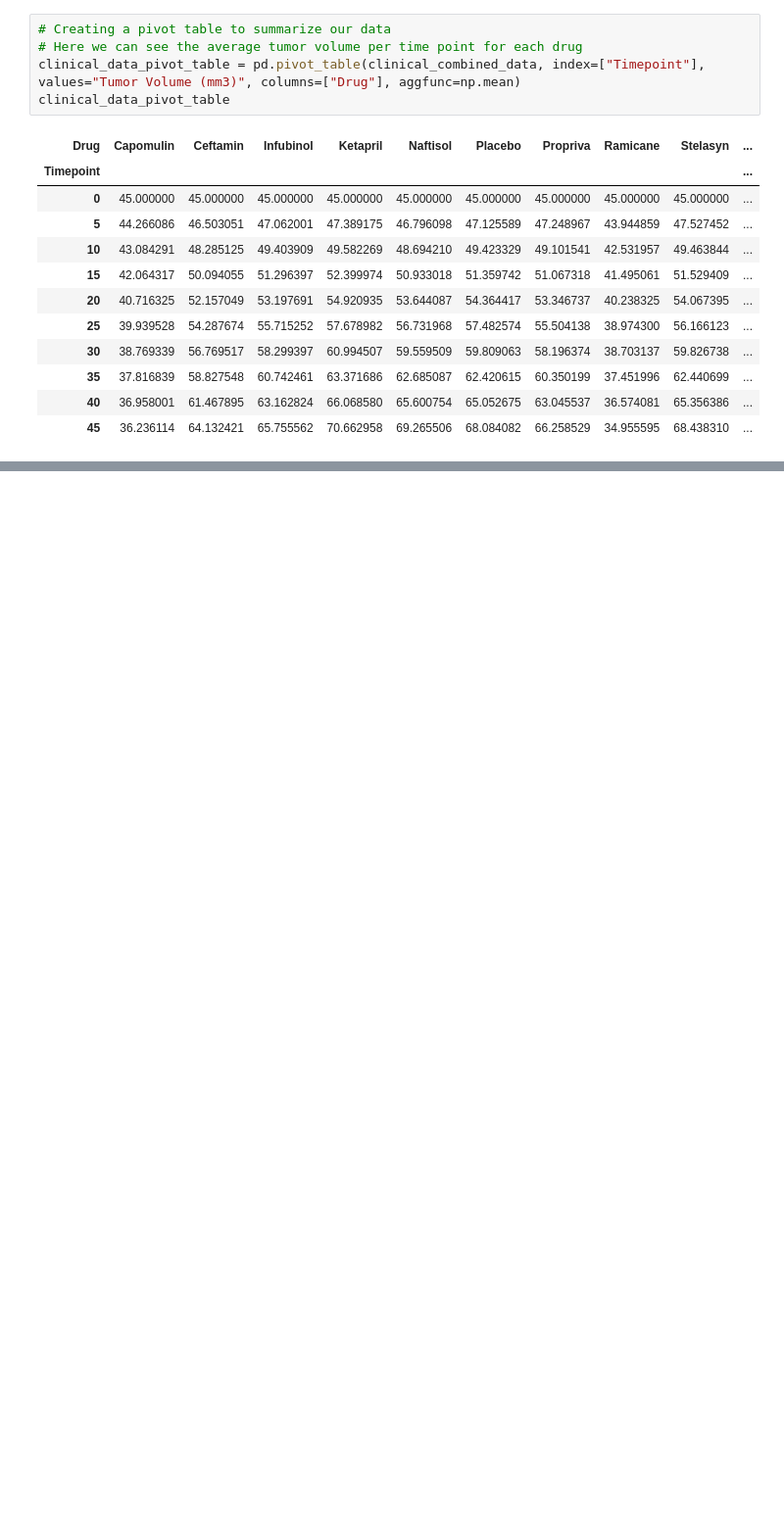
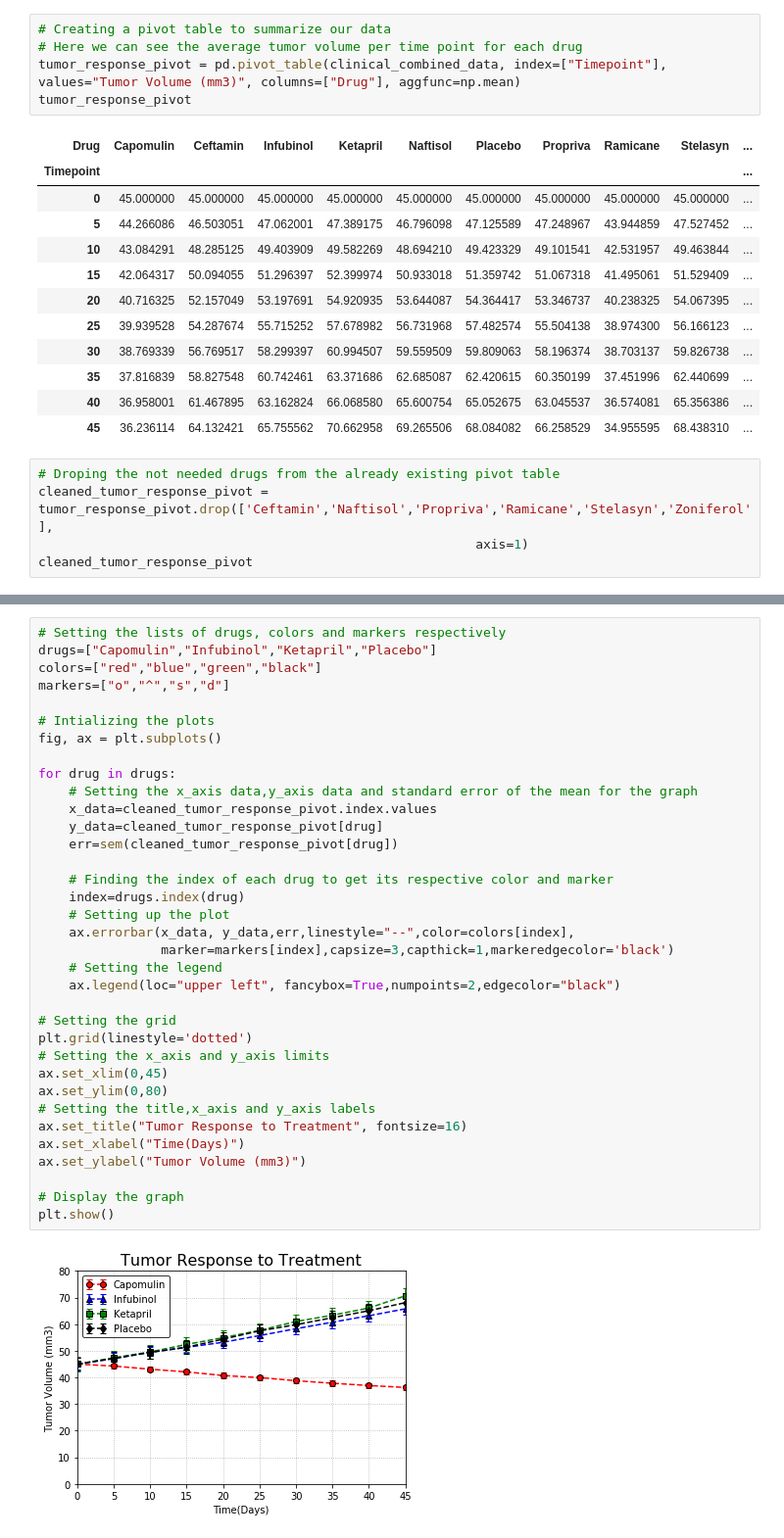
Before and after one commit to marioaburto10/Pymaceuticals, a Jupyter notebook: pymaceuticals.ipynb, the cells around one changed output, grey strips where cells are left out. Shown at 98% size. Saved outputs shown, nothing was run; the diff lists cells and outputs as text; blank space fills up the shorter version.

Commit message:
created a scatter plot for tumor size vs time for each drug

```diff
--- a/pymaceuticals.ipynb
+++ b/pymaceuticals.ipynb
@@ -31,8 +31,8 @@ clinical_combined_data.head()
 # %%
 # Creating a pivot table to summarize our data
 # Here we can see the average tumor volume per time point for each drug
-clinical_data_pivot_table = pd.pivot_table(clinical_combined_data, index=["Timepoint"], values="Tumor Volume (mm3)", columns=["Drug"], aggfunc=np.mean)
-clinical_data_pivot_table
+tumor_response_pivot = pd.pivot_table(clinical_combined_data, index=["Timepoint"], values="Tumor Volume (mm3)", columns=["Drug"], aggfunc=np.mean)
+tumor_response_pivot
 # %% [output]
 | Drug | Capomulin | Ceftamin | Infubinol | Ketapril | Naftisol | Placebo | Propriva | Ramicane | Stelasyn | ... |
 | Timepoint |  |  |  |  |  |  |  |  |  | ... |
@@ -46,3 +46,8 @@ clinical_data_pivot_table
 | 35 | 37.816839 | 58.827548 | 60.742461 | 63.371686 | 62.685087 | 62.420615 | 60.350199 | 37.451996 | 62.440699 | ... |
 | 40 | 36.958001 | 61.467895 | 63.162824 | 66.068580 | 65.600754 | 65.052675 | 63.045537 | 36.574081 | 65.356386 | ... |
 | 45 | 36.236114 | 64.132421 | 65.755562 | 70.662958 | 69.265506 | 68.084082 | 66.258529 | 34.955595 | 68.438310 | ... |
+# %%
+# Droping the not needed drugs from the already existing pivot table
+cleaned_tumor_response_pivot = tumor_response_pivot.drop(['Ceftamin','Naftisol','Propriva','Ramicane','Stelasyn','Zoniferol'],
+                                                         axis=1)
+cleaned_tumor_response_pivot
@@ -48,0 +67,37 @@ clinical_data_pivot_table
+# %%
+# Setting the lists of drugs, colors and markers respectively
+drugs=["Capomulin","Infubinol","Ketapril","Placebo"]
+colors=["red","blue","green","black"]
+markers=["o","^","s","d"]
+
+# Intializing the plots
+fig, ax = plt.subplots()
+
+for drug in drugs:
+    # Setting the x_axis data,y_axis data and standard error of the mean for the graph
+    x_data=cleaned_tumor_response_pivot.index.values
+    y_data=cleaned_tumor_response_pivot[drug]
+    err=sem(cleaned_tumor_response_pivot[drug])
+
+    # Finding the index of each drug to get its respective color and marker
+    index=drugs.index(drug)
+    # Setting up the plot
+    ax.errorbar(x_data, y_data,err,linestyle="--",color=colors[index],
+                marker=markers[index],capsize=3,capthick=1,markeredgecolor='black')
+    # Setting the legend
+    ax.legend(loc="upper left", fancybox=True,numpoints=2,edgecolor="black")
+
+# Setting the grid
+plt.grid(linestyle='dotted')
+# Setting the x_axis and y_axis limits
+ax.set_xlim(0,45)
+ax.set_ylim(0,80)
+# Setting the title,x_axis and y_axis labels
+ax.set_title("Tumor Response to Treatment", fontsize=16)
+ax.set_xlabel("Time(Days)")
+ax.set_ylabel("Tumor Volume (mm3)")
+
+# Display the graph
+plt.show()
+# %% [output]
+[figure, added]
```
Also changed, not shown: parts of 1 cell of this notebook.
